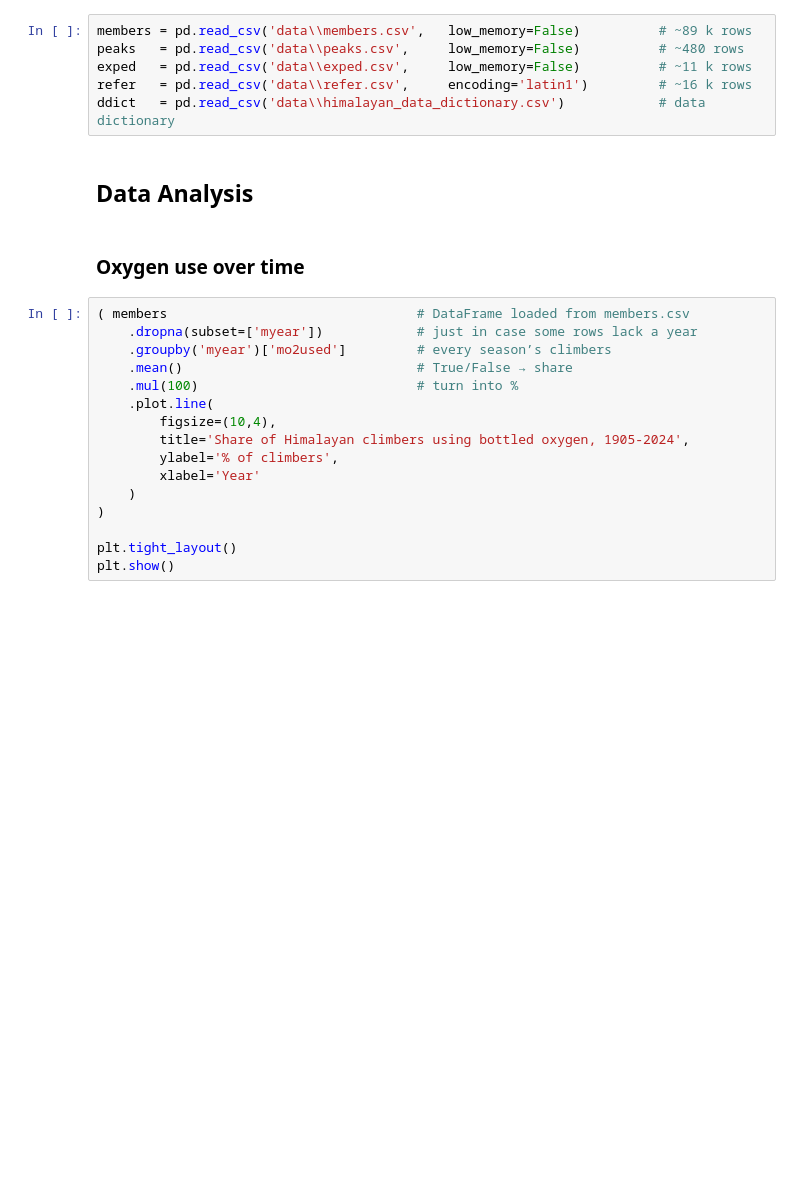
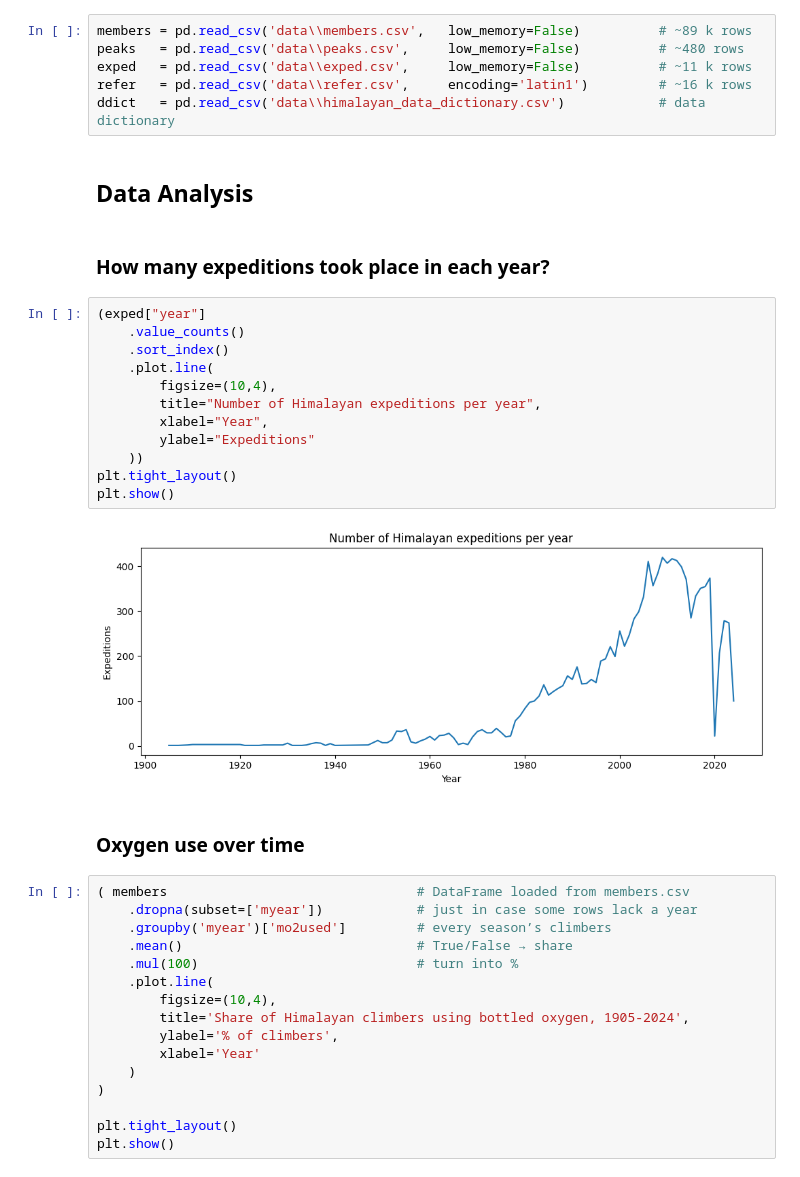
Before and after one commit to DmytroRi/himalayan_expeditions, a Jupyter notebook: HimalayaInsights.ipynb, the cells around one changed output. Drawn from its saved outputs; the diff is of its cells as text; blank space fills up the shorter version.

Commit message:
Expeditions num per year

```diff
--- a/HimalayaInsights.ipynb
+++ b/HimalayaInsights.ipynb
@@ -18,6 +18,22 @@ refer   = pd.read_csv('data\\refer.csv',     encoding='latin1')         # ~16 k
 ddict   = pd.read_csv('data\\himalayan_data_dictionary.csv')            # data dictionary
 # %% [markdown]
 ## Data Analysis
+# %% [markdown]
+### How many expeditions took place in each year?
+# %%
+(exped["year"]
+    .value_counts()
+    .sort_index()
+    .plot.line(
+        figsize=(10,4),
+        title="Number of Himalayan expeditions per year",
+        xlabel="Year",
+        ylabel="Expeditions"
+    ))
+plt.tight_layout()
+plt.show()
+# %% [output]
+[figure, added]
 # %% [markdown]
 ### Oxygen use over time
 # %%
```
Also changed, not shown: parts of 2 cells of this notebook.
